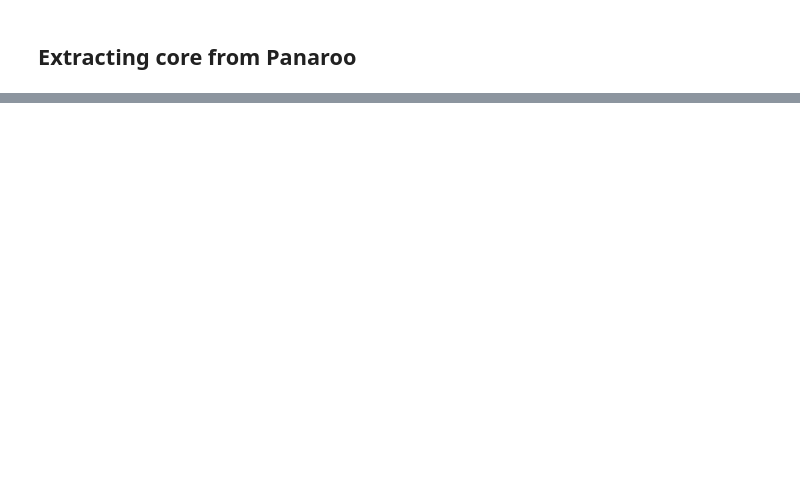
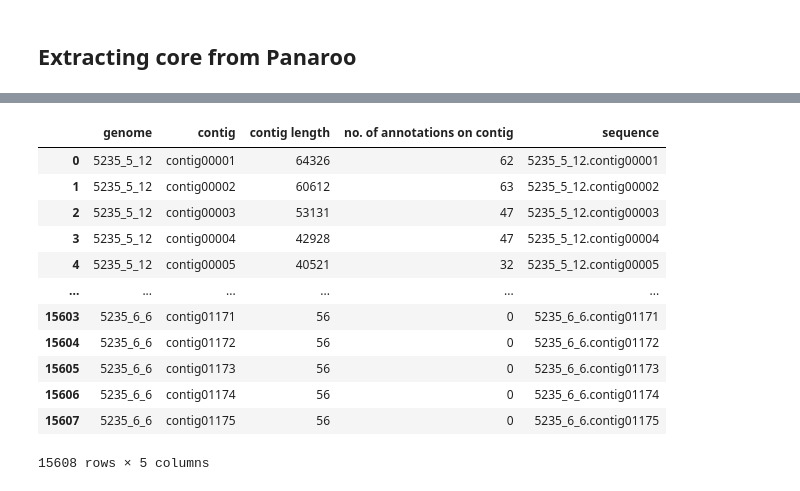
Before and after one commit to pampuchpampuch/pangenome_tools, a Jupyter notebook: notebooks/core_comparison.ipynb, the cells around one changed output, grey strips where cells are left out. Saved outputs shown, nothing was run; the diff lists cells and outputs as text; code cells hidden in the pictures; blank space fills up the shorter version.

```diff
--- a/notebooks/core_comparison.ipynb
+++ b/notebooks/core_comparison.ipynb
@@ -107,3 +107,5 @@ def panaroo_annotations_to_csv(pg, gff_dir, csv_name = "panaroo_annotations_summ
     res_csv.close()
 # %%
 panaroo_annotations_to_csv(panaroo_model, gff_dir)
+# %%
+summary_dir = "/home/pampuch/studia/magisterka/gffs_summary/"
@@ -109,0 +136,19 @@ panaroo_annotations_to_csv(panaroo_model, gff_dir)
+# %%
+df_lens = pd.read_csv(os.path.join(summary_dir, "klebsiella_subset.csv"))
+# %%
+df_lens["sequence"] = df_lens["genome"] + "." + df_lens["contig"]
+df_lens
+# %% [output]
+|  | genome | contig | contig length | no. of annotations on contig | sequence |
+| 0 | 5235_5_12 | contig00001 | 64326 | 62 | 5235_5_12.contig00001 |
+| 1 | 5235_5_12 | contig00002 | 60612 | 63 | 5235_5_12.contig00002 |
+| 2 | 5235_5_12 | contig00003 | 53131 | 47 | 5235_5_12.contig00003 |
+| 3 | 5235_5_12 | contig00004 | 42928 | 47 | 5235_5_12.contig00004 |
+| 4 | 5235_5_12 | contig00005 | 40521 | 32 | 5235_5_12.contig00005 |
+| ... | ... | ... | ... | ... | ... |
+| 15603 | 5235_6_6 | contig01171 | 56 | 0 | 5235_6_6.contig01171 |
+| 15604 | 5235_6_6 | contig01172 | 56 | 0 | 5235_6_6.contig01172 |
+| 15605 | 5235_6_6 | contig01173 | 56 | 0 | 5235_6_6.contig01173 |
+| 15606 | 5235_6_6 | contig01174 | 56 | 0 | 5235_6_6.contig01174 |
+| 15607 | 5235_6_6 | contig01175 | 56 | 0 | 5235_6_6.contig01175 |
+15608 rows × 5 columns
```
Also changed, not shown: parts of 22 cells of this notebook, 3 other files.
